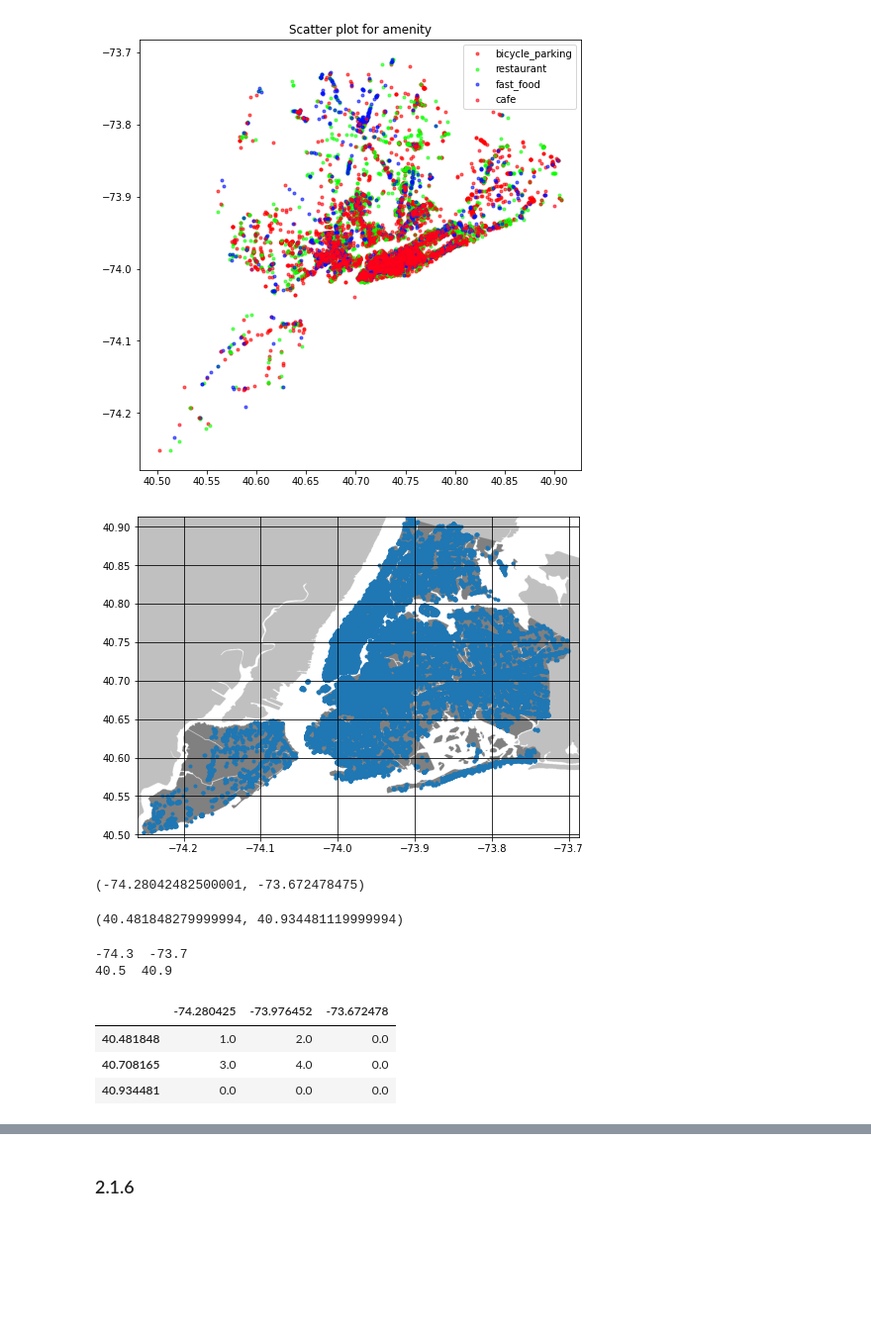
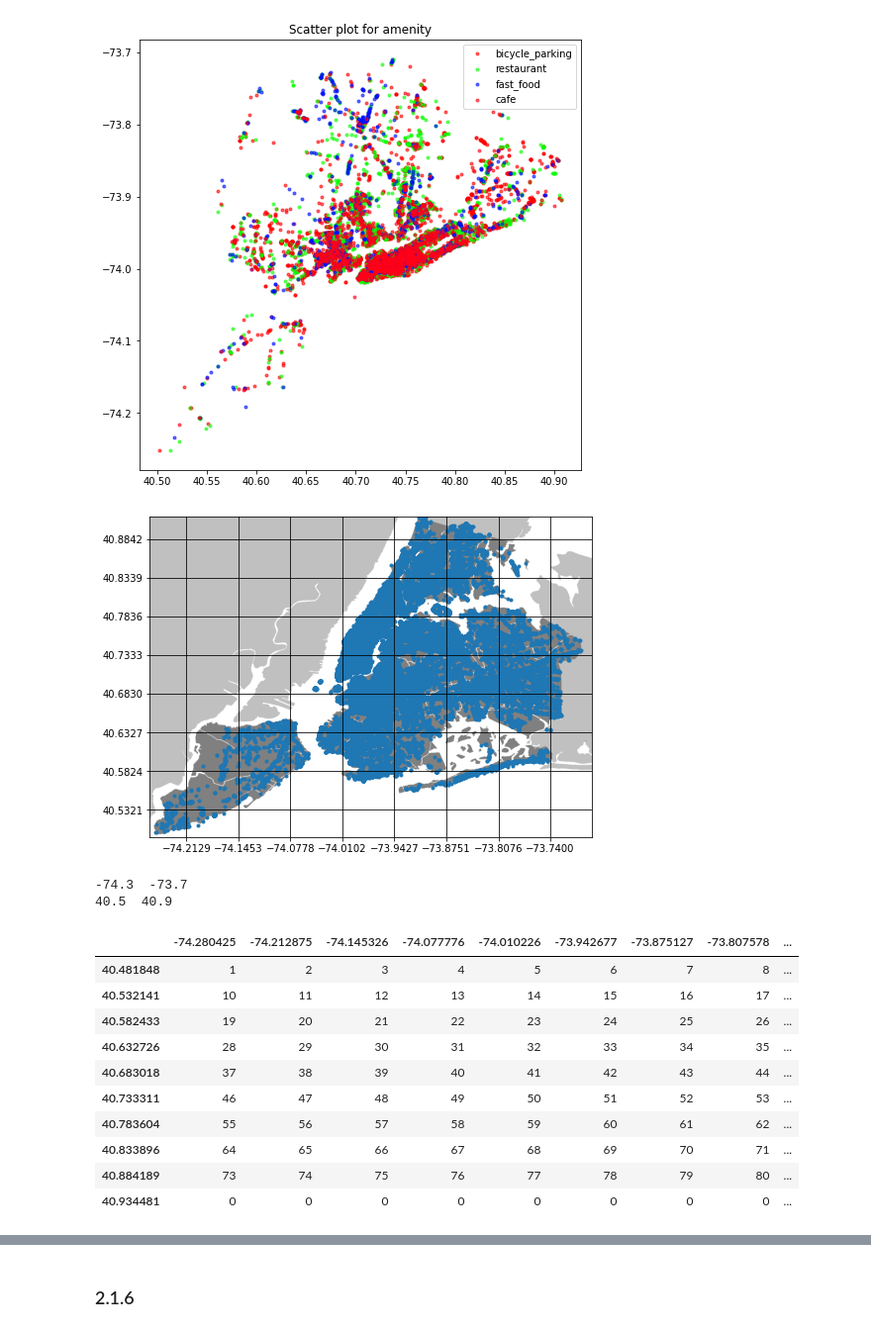
Before and after one commit to MattiaDelleani/DSL-Lab, a Jupyter notebook: Lab5/Excercise2-1.ipynb, the cells around one changed output, grey strips where cells are left out. Shown: that part at 99% size. Saved outputs shown, nothing was run; the diff lists cells and outputs as text; code cells hidden in the pictures; blank space fills up the shorter version.

```diff
--- a/Lab5/Excercise2-1.ipynb
+++ b/Lab5/Excercise2-1.ipynb
@@ -203,37 +203,31 @@ plot_category('amenity', filtered_categories, df)
 *c* argument looks like a single numeric RGB or RGBA sequence, which should be avoided as value-mapping will have precedence in case its length matches with *x* & *y*.  Please use the *color* keyword- ...
 [figure]
 # %%
+n_x_ticks = 10
+n_y_ticks = 10
 
 
 img = plt.imread(r'C:\Users\matti\Desktop\Magistrale\Data science lab\Labs\DSL-Lab\Lab5\dataset\POI\New_York_City_Map.PNG')
 plt.figure(figsize=[8,8])
 plt.scatter(df['@lon'], df['@lat'], marker = ".")
-axes = plt.gca()
+plt.gca()
+axes = plt.axes()
+
 x_lim = axes.get_xlim()
 y_lim = axes.get_ylim()
-plt.grid(color='black', linestyle = '-')
+x = np.linspace(x_lim[0], x_lim[1], n_x_ticks)
+y = np.linspace(y_lim[0], y_lim[1], n_y_ticks)
+
+axes.set_yticks(y)
+axes.set_xticks(x)
+
+plt.grid(True, color='black', linestyle = '-')
 implot = plt.imshow(img, extent = [x_lim[0]+0.02, x_lim[1]-0.014, y_lim[0]+0.015, y_lim[1]-0.021])
 plt.show()
 # %% [output]
-[figure, old version]
+[figure, new version]
-# %%
-
-pos = df.loc[df['shop'] == 'clothes', ['@lat', '@lon']]
-pos
-x,y = pos
-type(pos)
-print(x_lim)
-y_lim
-# %% [output]
-(-74.28042482500001, -73.672478475)
-(40.481848279999994, 40.934481119999994)
 # %%
-n_x_interval = 3
-n_y_interval = 3
-x = np.linspace(x_lim[0], x_lim[1], n_x_interval)
-y = np.linspace(y_lim[0], y_lim[1], n_y_interval)
-
-cell_id = np.arange(1,((n_x_interval-1)*(n_y_interval-1)+1)).reshape((n_x_interval-1, n_y_interval-1))
+cell_id = np.arange(1,((n_x_ticks-1)*(n_y_ticks-1)+1)).reshape((n_x_ticks-1, n_y_ticks-1))
 matrix = pd.DataFrame(cell_id, columns = x[:-1], index = y[:-1])
 matrix[x[-1]] = np.zeros(x[:-1].shape)
 matrix.loc[y[-1]] = np.zeros(y.shape)
@@ -247,14 +241,22 @@ y_max = round(y_lim[1], 1)
 print(f"{x_min}  {x_max}")
 print(f"{y_min}  {y_max}")
 
+matrix = matrix.astype(int)
 matrix
 # %% [output]
 -74.3  -73.7
 40.5  40.9
-|  | -74.280425 | -73.976452 | -73.672478 |
-| 40.481848 | 1.0 | 2.0 | 0.0 |
-| 40.708165 | 3.0 | 4.0 | 0.0 |
-| 40.934481 | 0.0 | 0.0 | 0.0 |
+|  | -74.280425 | -74.212875 | -74.145326 | -74.077776 | -74.010226 | -73.942677 | -73.875127 | -73.807578 | ... |
+| 40.481848 | 1 | 2 | 3 | 4 | 5 | 6 | 7 | 8 | ... |
+| 40.532141 | 10 | 11 | 12 | 13 | 14 | 15 | 16 | 17 | ... |
+| 40.582433 | 19 | 20 | 21 | 22 | 23 | 24 | 25 | 26 | ... |
+| 40.632726 | 28 | 29 | 30 | 31 | 32 | 33 | 34 | 35 | ... |
+| 40.683018 | 37 | 38 | 39 | 40 | 41 | 42 | 43 | 44 | ... |
+| 40.733311 | 46 | 47 | 48 | 49 | 50 | 51 | 52 | 53 | ... |
+| 40.783604 | 55 | 56 | 57 | 58 | 59 | 60 | 61 | 62 | ... |
+| 40.833896 | 64 | 65 | 66 | 67 | 68 | 69 | 70 | 71 | ... |
+| 40.884189 | 73 | 74 | 75 | 76 | 77 | 78 | 79 | 80 | ... |
+| 40.934481 | 0 | 0 | 0 | 0 | 0 | 0 | 0 | 0 | ... |
 # %%
 area_df = df.copy()
 area_df['ID Area'] = np.zeros(df.index.shape).astype(int)
```
Also changed, not shown: parts of 4 cells of this notebook, 7 other files.
